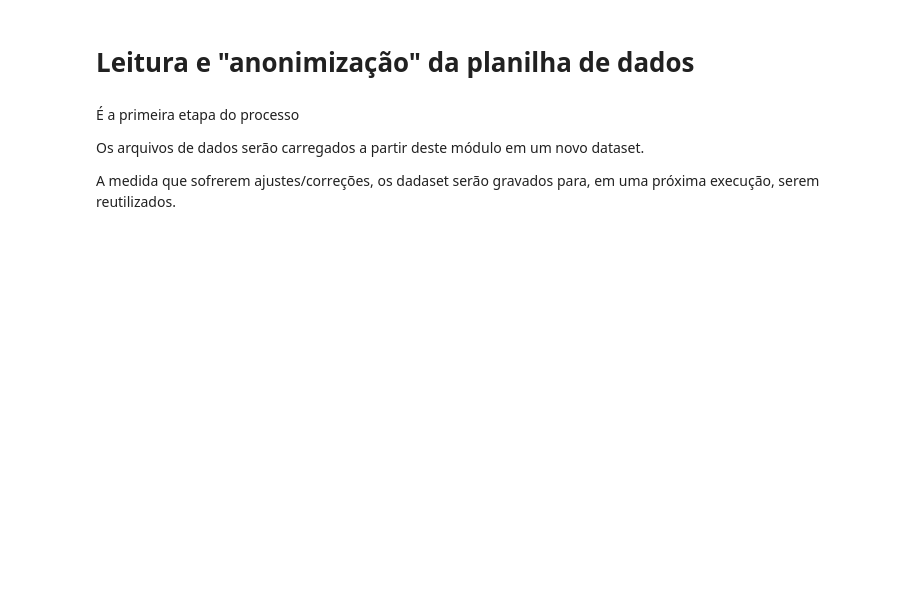
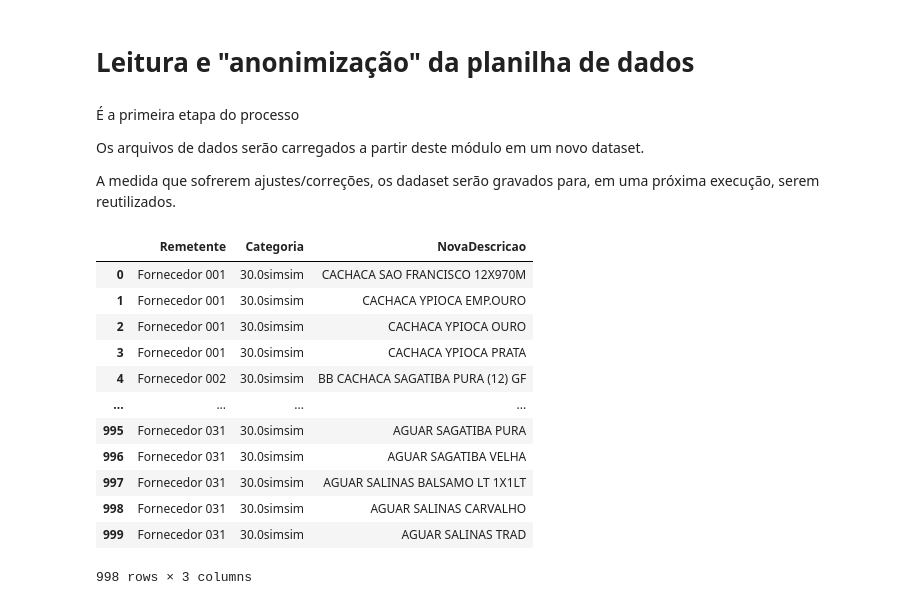
Before and after one commit to svponte/mdm, a Jupyter notebook: carga.ipynb, the cells around one changed output. Saved outputs shown, nothing was run; the diff lists cells and outputs as text; code cells hidden in the pictures; blank space fills up the shorter version.

```diff
--- a/carga.ipynb
+++ b/carga.ipynb
@@ -49,5 +49,24 @@ def doCarga(diretorio, opcao = 2, arquivoXLS = 'Base_1milhão.xlsx'):
 # %%
 # SANDBOX
 #diretorio = 'c:\\ppca\\mdm\\dados\\'
 #df_original = doCarga(diretorio)
 #xxxxx = doFornecedorHide(df_original)
+
+diretorio = '..\\dados\\'
+Original = doCarga(diretorio, opcao=3)
+
+Original
+# %% [output]
+|  | Remetente | Categoria | NovaDescricao |
+| 0 | Fornecedor 001 | 30.0simsim | CACHACA SAO FRANCISCO 12X970M |
+| 1 | Fornecedor 001 | 30.0simsim | CACHACA YPIOCA EMP.OURO |
+| 2 | Fornecedor 001 | 30.0simsim | CACHACA YPIOCA OURO |
+| 3 | Fornecedor 001 | 30.0simsim | CACHACA YPIOCA PRATA |
+| 4 | Fornecedor 002 | 30.0simsim | BB CACHACA SAGATIBA PURA (12) GF |
+| ... | ... | ... | ... |
+| 995 | Fornecedor 031 | 30.0simsim | AGUAR SAGATIBA PURA |
+| 996 | Fornecedor 031 | 30.0simsim | AGUAR SAGATIBA VELHA |
+| 997 | Fornecedor 031 | 30.0simsim | AGUAR SALINAS BALSAMO LT 1X1LT |
+| 998 | Fornecedor 031 | 30.0simsim | AGUAR SALINAS CARVALHO |
+| 999 | Fornecedor 031 | 30.0simsim | AGUAR SALINAS TRAD |
+998 rows × 3 columns
```
Also changed, not shown: 5 other files.
